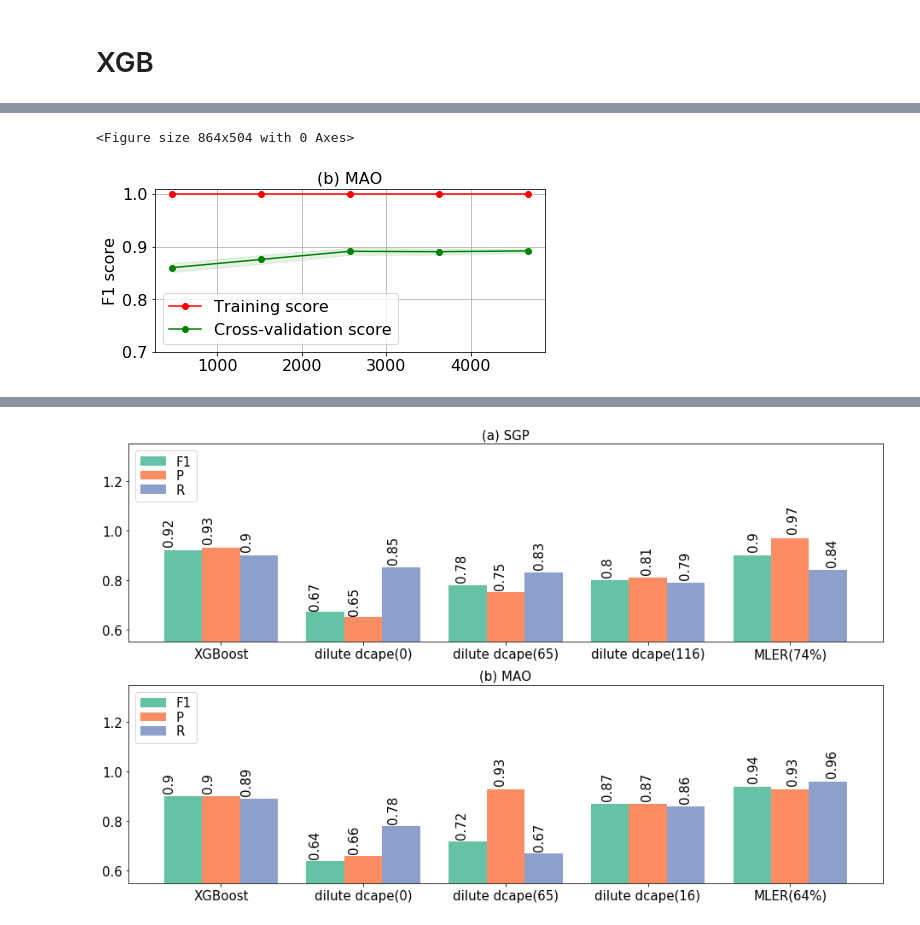
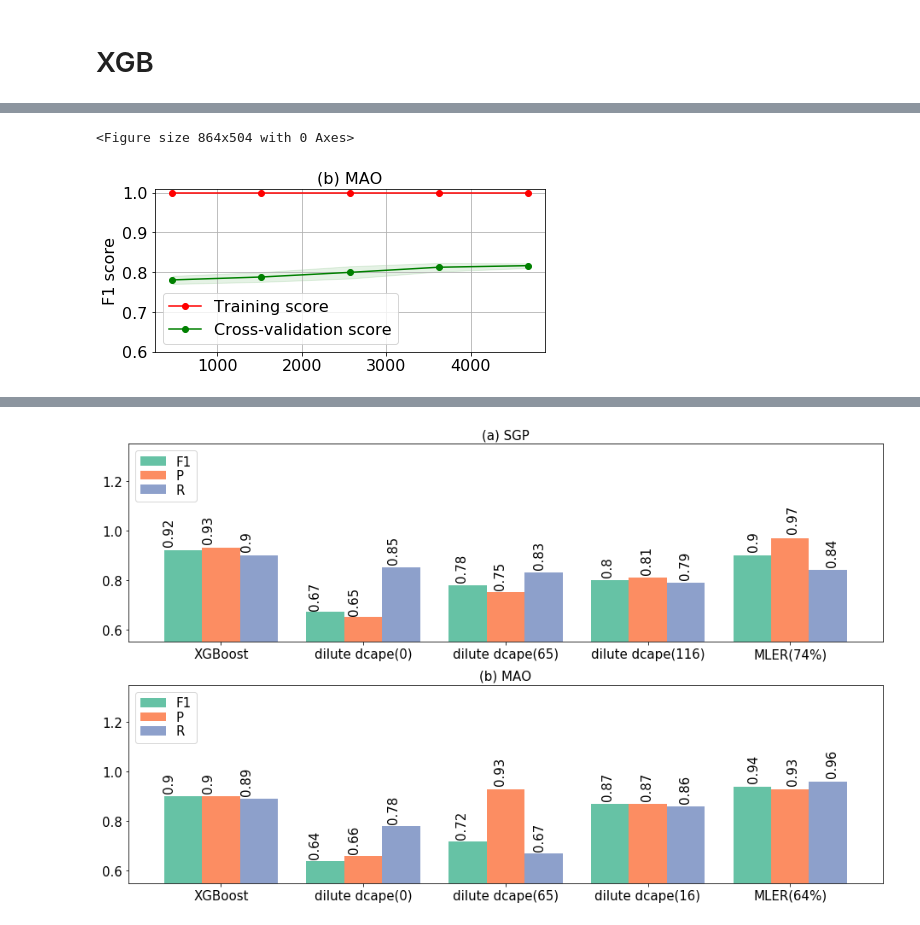
Before and after one commit to eexcalibur/ML_trigger, a Jupyter notebook: ML/trigger_ML.ipynb, the cells around one changed output, grey strips where cells are left out. Cells and saved outputs as stored; diff of their text form; code cells hidden in the pictures.

```diff
--- a/ML/trigger_ML.ipynb
+++ b/ML/trigger_ML.ipynb
@@ -56,16 +56,16 @@ print(sgp_shape)
 #undilute_cape = np.loadtxt("../../data/goamazon/undilute_cape")
 
 mao_dilute_cape = np.loadtxt("/global/homes/z/zhangtao/ML_trigger/calc_cape/scam_offline/goamazon_dilute_cape.txt")
-mao_dilute_dcape = np.loadtxt("/global/homes/z/zhangtao/ML_trigger/calc_cape/scam_offline/goamazon_dilute_dcape.txt")
+mao_dilute_dcape = np.loadtxt("/global/homes/z/zhangtao/ML_trigger/calc_cape/scam_offline/goamazon_dilute_dcape_1.txt")
 mao_undilute_cape = np.loadtxt("/global/homes/z/zhangtao/ML_trigger/calc_cape/scam_offline/goamazon_undilute_cape.txt")
-mao_undilute_dcape = np.loadtxt("/global/homes/z/zhangtao/ML_trigger/calc_cape/scam_offline/goamazon_undilute_dcape.txt")
+mao_undilute_dcape = np.loadtxt("/global/homes/z/zhangtao/ML_trigger/calc_cape/scam_offline/goamazon_undilute_dcape_1.txt")
 
 mao_trad_capes = {"dd":mao_dilute_dcape, "dc":mao_dilute_dcape, "udd":mao_undilute_dcape, "udc":mao_undilute_cape}
 
 mao_lcl = np.loadtxt("/global/homes/z/zhangtao/ML_trigger/ML/data/goamazon_dilute_lcl")
 
 mao_dataset = load_data.load_arm_hy("/global/homes/z/zhangtao/ML_trigger/ML/data/trigger_goamazon_hy.nc")
-mao_dataset['cape'] = mao_undilute_dcape
+mao_dataset['cape'] = mao_dilute_dcape
 mao_dataset['lcl'] = mao_lcl
 mao_dataset.rename(columns={'cape': 'ddcape'}, inplace=True)
 
@@ -204,17 +204,17 @@ plt.savefig("figs/sgp_lc.pdf")
 # %%
 title = "(b) MAO"
 plt.figure(figsize=(12,7))
 xgb = XGBClassifier(n_estimators=600,silent=True, nthread=-1, max_depth=7,scale_pos_weight=3.5)
-g = plot_learning_curve.plot_learning_curve(xgb,title,mao_trig_x, mao_trig_y,ylim=(0.7, 1.01), cv=cv, n_jobs=-1)
+g = plot_learning_curve.plot_learning_curve(xgb,title,mao_trig_x, mao_trig_y,ylim=(0.6, 1.01), cv=cv, n_jobs=-1)
 plt.xlabel("")
 plt.tick_params(labelsize=fh)
 plt.title(title, fontsize=fh)
 plt.ylabel('F1 score', fontsize=fh)
 plt.legend(fontsize=fh, loc='lower left')
 plt.savefig("figs/mao_lc.pdf")
 # %% [output]
 <Figure size 864x504 with 0 Axes>
-[figure, old version]
+[figure, new version]
 # %%
 fig, axes = plt.subplots(nrows=2, ncols=1, sharex=True, figsize=(12,8))
 fh = 15
```
Also changed, not shown: parts of 6 cells of this notebook, 20 other files.
